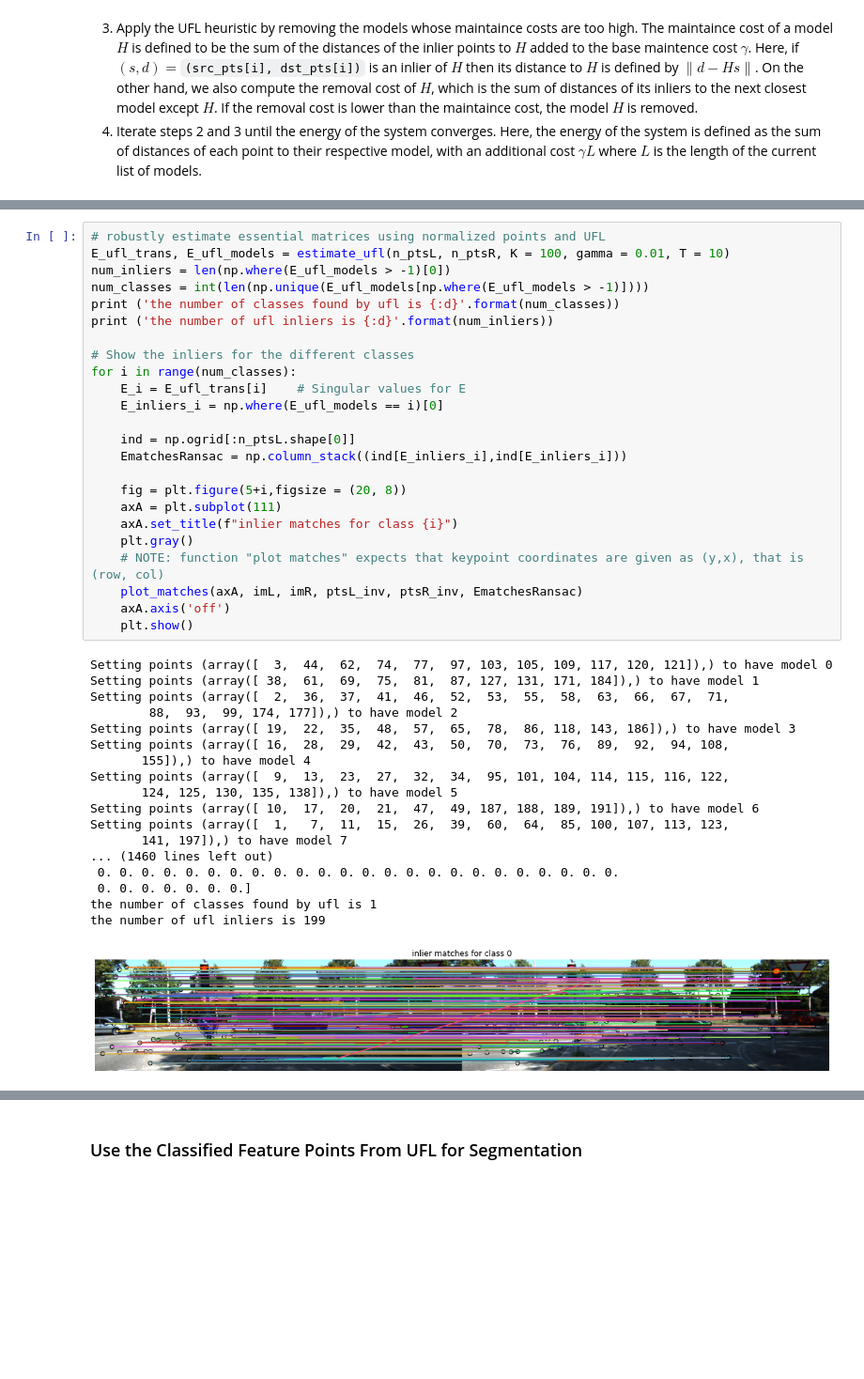
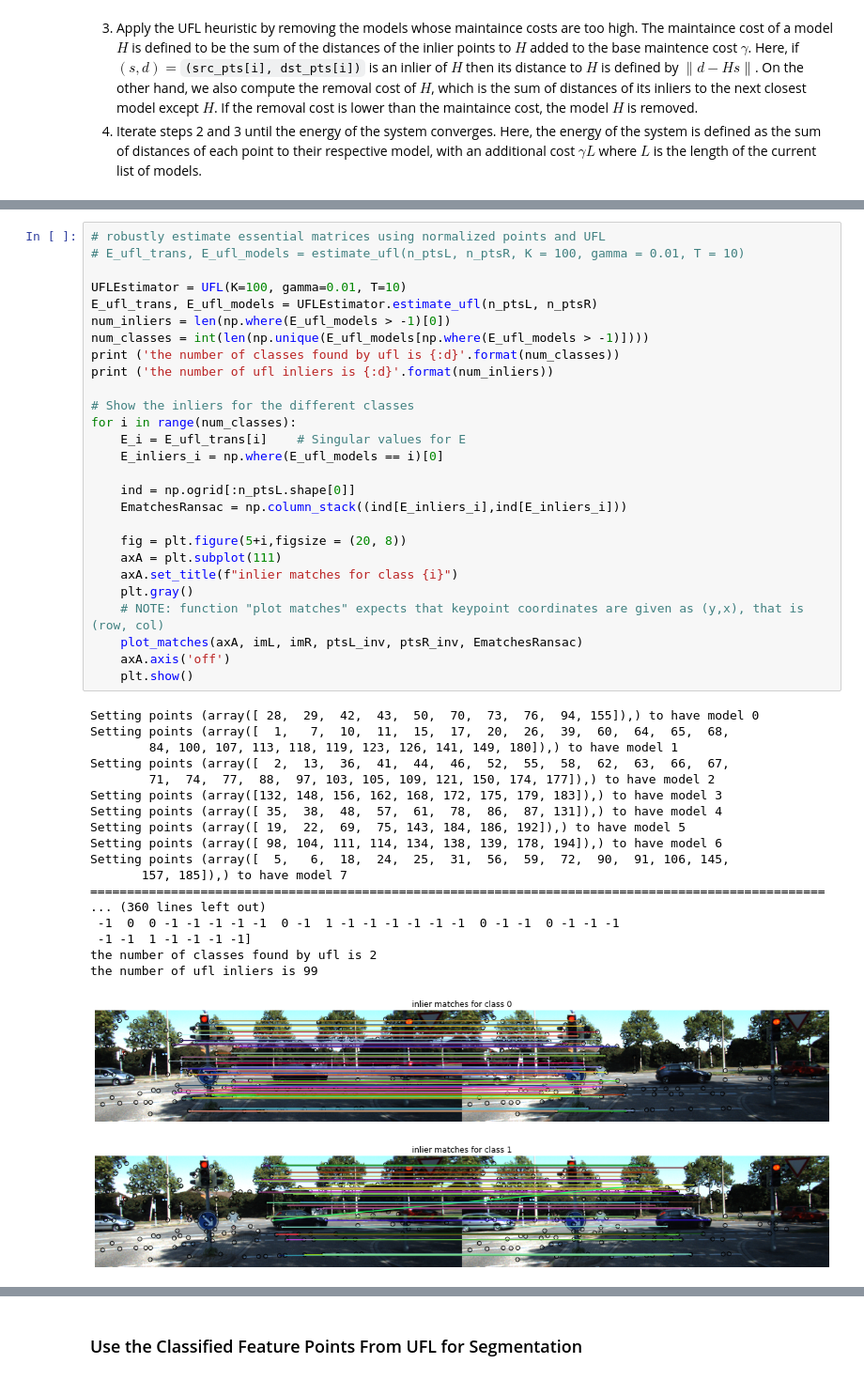
Before and after one commit to meixinzhang/rigid-moving-objects, a Jupyter notebook: rigid-moving-object.ipynb, the cells around one changed output, grey strips where cells are left out. Shown at 94% size. Saved outputs shown, nothing was run; the diff lists cells and outputs as text; blank space fills up the shorter version.

Commit message:
add graph cut stuff

```diff
--- a/rigid-moving-object.ipynb
+++ b/rigid-moving-object.ipynb
@@ -309,46 +460,50 @@ def estimate_ufl(src_pts, dst_pts, K = 100, gamma = 0.01, T = 1):
 # %%
 # robustly estimate essential matrices using normalized points and UFL
-E_ufl_trans, E_ufl_models = estimate_ufl(n_ptsL, n_ptsR, K = 100, gamma = 0.01, T = 10)
+# E_ufl_trans, E_ufl_models = estimate_ufl(n_ptsL, n_ptsR, K = 100, gamma = 0.01, T = 10)
+
+UFLEstimator = UFL(K=100, gamma=0.01, T=10)
+E_ufl_trans, E_ufl_models = UFLEstimator.estimate_ufl(n_ptsL, n_ptsR)
 num_inliers = len(np.where(E_ufl_models > -1)[0])
 num_classes = int(len(np.unique(E_ufl_models[np.where(E_ufl_models > -1)])))
 print ('the number of classes found by ufl is {:d}'.format(num_classes))
 print ('the number of ufl inliers is {:d}'.format(num_inliers))
 
 # Show the inliers for the different classes
 for i in range(num_classes):
     E_i = E_ufl_trans[i]    # Singular values for E
     E_inliers_i = np.where(E_ufl_models == i)[0]
 
     ind = np.ogrid[:n_ptsL.shape[0]]
     EmatchesRansac = np.column_stack((ind[E_inliers_i],ind[E_inliers_i]))
 
     fig = plt.figure(5+i,figsize = (20, 8))
     axA = plt.subplot(111)
     axA.set_title(f"inlier matches for class {i}")
     plt.gray()
     # NOTE: function "plot matches" expects that keypoint coordinates are given as (y,x), that is (row, col)
     plot_matches(axA, imL, imR, ptsL_inv, ptsR_inv, EmatchesRansac)
     axA.axis('off')
     plt.show()
 # %% [output]
-Setting points (array([  3,  44,  62,  74,  77,  97, 103, 105, 109, 117, 120, 121]),) to have model 0
-Setting points (array([ 38,  61,  69,  75,  81,  87, 127, 131, 171, 184]),) to have model 1
-Setting points (array([  2,  36,  37,  41,  46,  52,  53,  55,  58,  63,  66,  67,  71,
-        88,  93,  99, 174, 177]),) to have model 2
-Setting points (array([ 19,  22,  35,  48,  57,  65,  78,  86, 118, 143, 186]),) to have model 3
-Setting points (array([ 16,  28,  29,  42,  43,  50,  70,  73,  76,  89,  92,  94, 108,
-       155]),) to have model 4
-Setting points (array([  9,  13,  23,  27,  32,  34,  95, 101, 104, 114, 115, 116, 122,
-       124, 125, 130, 135, 138]),) to have model 5
-Setting points (array([ 10,  17,  20,  21,  47,  49, 187, 188, 189, 191]),) to have model 6
-Setting points (array([  1,   7,  11,  15,  26,  39,  60,  64,  85, 100, 107, 113, 123,
-       141, 197]),) to have model 7
-... (1460 lines left out)
- 0. 0. 0. 0. 0. 0. 0. 0. 0. 0. 0. 0. 0. 0. 0. 0. 0. 0. 0. 0. 0. 0. 0. 0.
- 0. 0. 0. 0. 0. 0. 0.]
-the number of classes found by ufl is 1
-the number of ufl inliers is 199
+Setting points (array([ 28,  29,  42,  43,  50,  70,  73,  76,  94, 155]),) to have model 0
+Setting points (array([  1,   7,  10,  11,  15,  17,  20,  26,  39,  60,  64,  65,  68,
+        84, 100, 107, 113, 118, 119, 123, 126, 141, 149, 180]),) to have model 1
+Setting points (array([  2,  13,  36,  41,  44,  46,  52,  55,  58,  62,  63,  66,  67,
+        71,  74,  77,  88,  97, 103, 105, 109, 121, 150, 174, 177]),) to have model 2
+Setting points (array([132, 148, 156, 162, 168, 172, 175, 179, 183]),) to have model 3
+Setting points (array([ 35,  38,  48,  57,  61,  78,  86,  87, 131]),) to have model 4
+Setting points (array([ 19,  22,  69,  75, 143, 184, 186, 192]),) to have model 5
+Setting points (array([ 98, 104, 111, 114, 134, 138, 139, 178, 194]),) to have model 6
+Setting points (array([  5,   6,  18,  24,  25,  31,  56,  59,  72,  90,  91, 106, 145,
+       157, 185]),) to have model 7
+====================================================================================================
+... (360 lines left out)
+ -1  0  0 -1 -1 -1 -1 -1  0 -1  1 -1 -1 -1 -1 -1 -1  0 -1 -1  0 -1 -1 -1
+ -1 -1  1 -1 -1 -1 -1]
+the number of classes found by ufl is 2
+the number of ufl inliers is 99
-[figure, old version]
+[figure, new version]
+[figure, added]
 # %%
 # Maps object points to colours
 c_map = plt.cm.get_cmap('hsv', num_classes+1)
```
Also changed, not shown: parts of 8 cells of this notebook.
